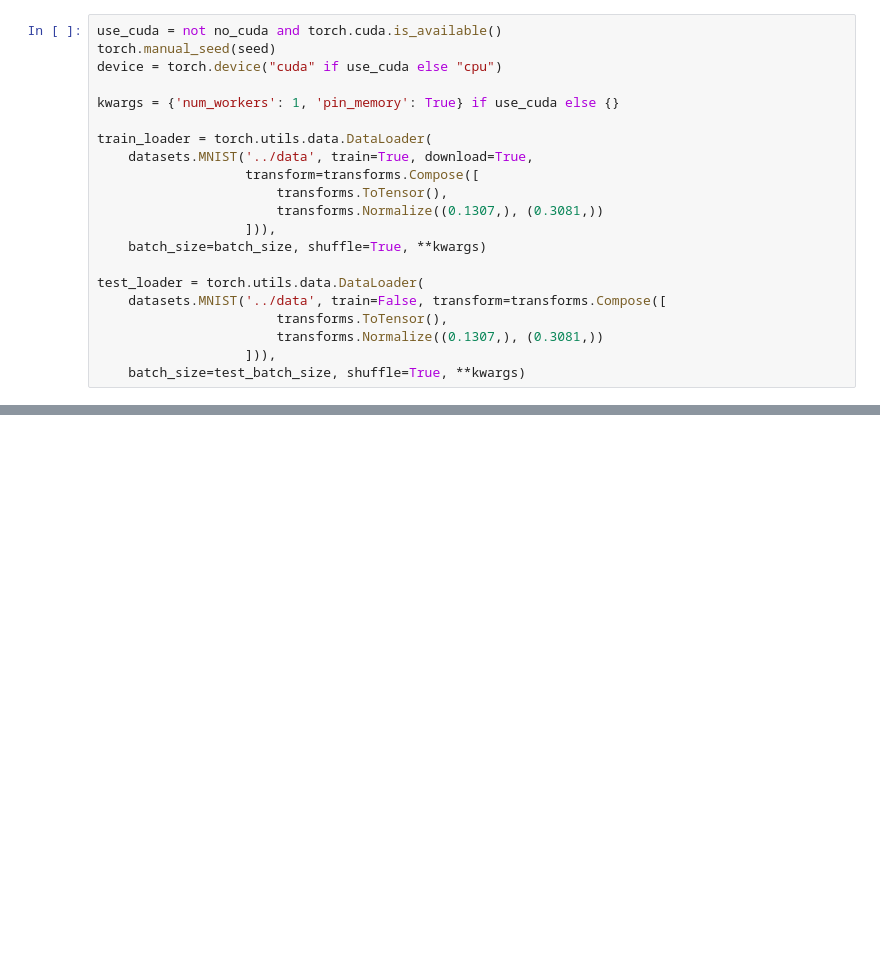
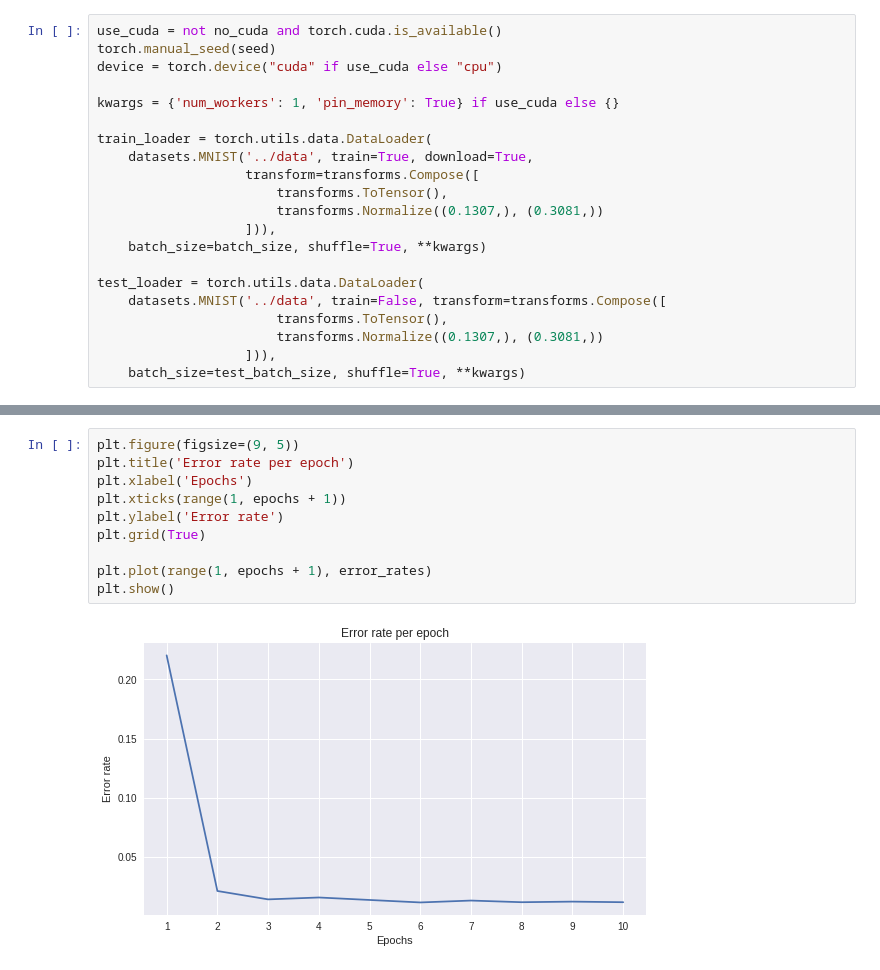
Before and after one commit to BakasaRus/IntelligentSystems, a Jupyter notebook: Labs/CNN.ipynb, the cells around one changed output, grey strips where cells are left out. Saved outputs shown, nothing was run; the diff lists cells and outputs as text; blank space fills up the shorter version.

```diff
--- a/Labs/CNN.ipynb
+++ b/Labs/CNN.ipynb
@@ -133,0 +134,12 @@ plt.show()
+# %%
+plt.figure(figsize=(9, 5))
+plt.title('Error rate per epoch')
+plt.xlabel('Epochs')
+plt.xticks(range(1, epochs + 1))
+plt.ylabel('Error rate')
+plt.grid(True)
+
+plt.plot(range(1, epochs + 1), error_rates)
+plt.show()
+# %% [output]
+[figure, added]
```
Also changed, not shown: parts of 5 cells of this notebook.
